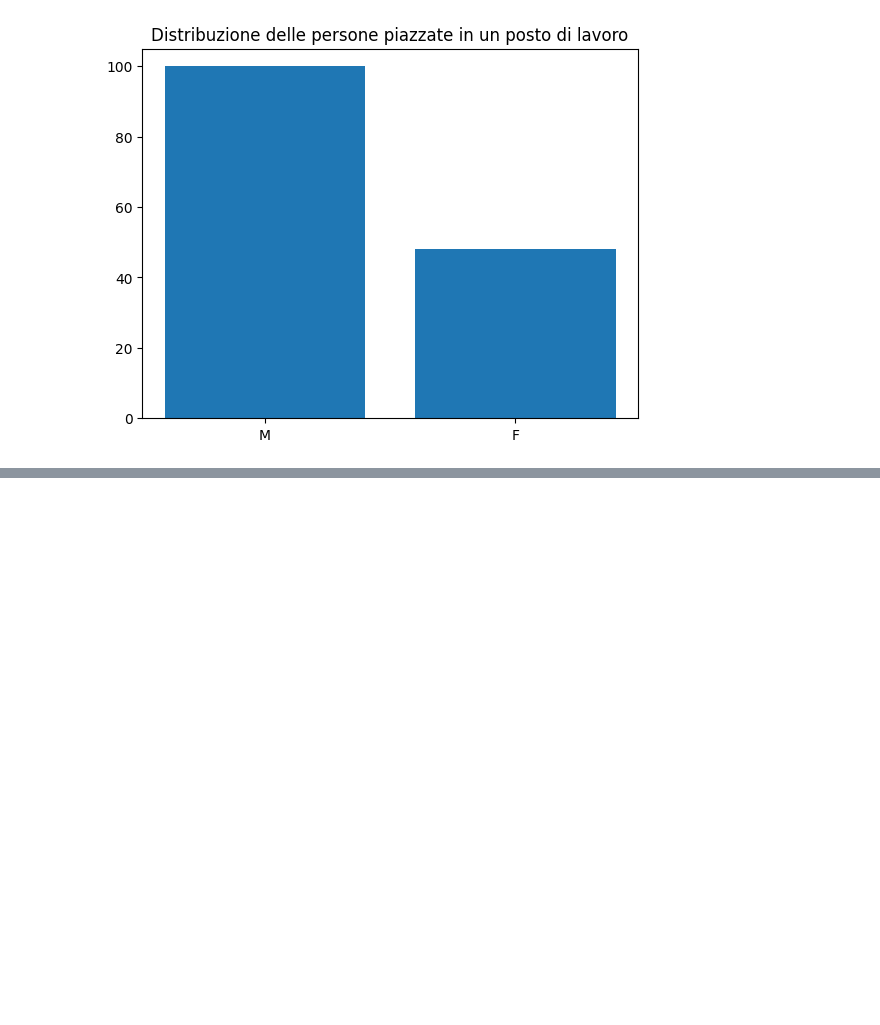
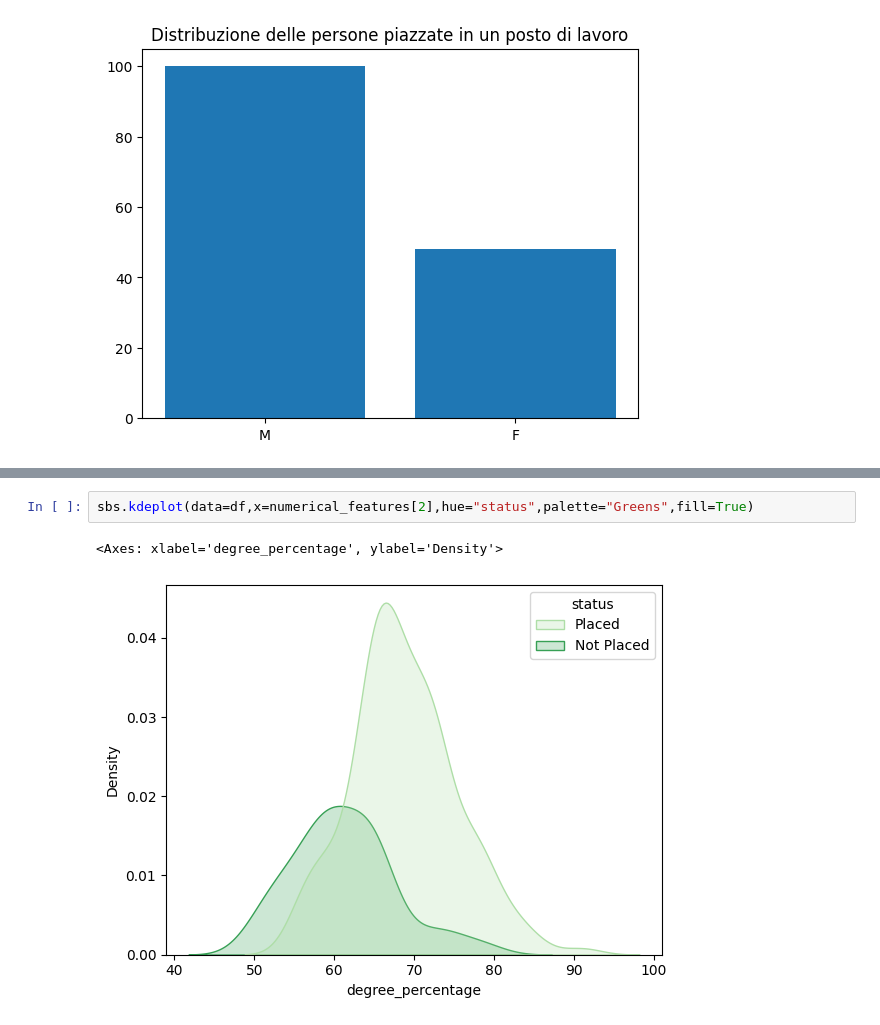
Before and after one commit to ShackWove/UGotTheJob, a Jupyter notebook: UGotTheJob.ipynb, the cells around one changed output, grey strips where cells are left out. Drawn from its saved outputs; the diff is of its cells as text; blank space fills up the shorter version.

```diff
--- a/UGotTheJob.ipynb
+++ b/UGotTheJob.ipynb
@@ -48,0 +96,5 @@ plt.show()
+# %%
+sbs.kdeplot(data=df,x=numerical_features[2],hue="status",palette="Greens",fill=True)
+# %% [output]
+<Axes: xlabel='degree_percentage', ylabel='Density'>
+[figure, added]
```
Also changed, not shown: parts of 14 cells of this notebook.
